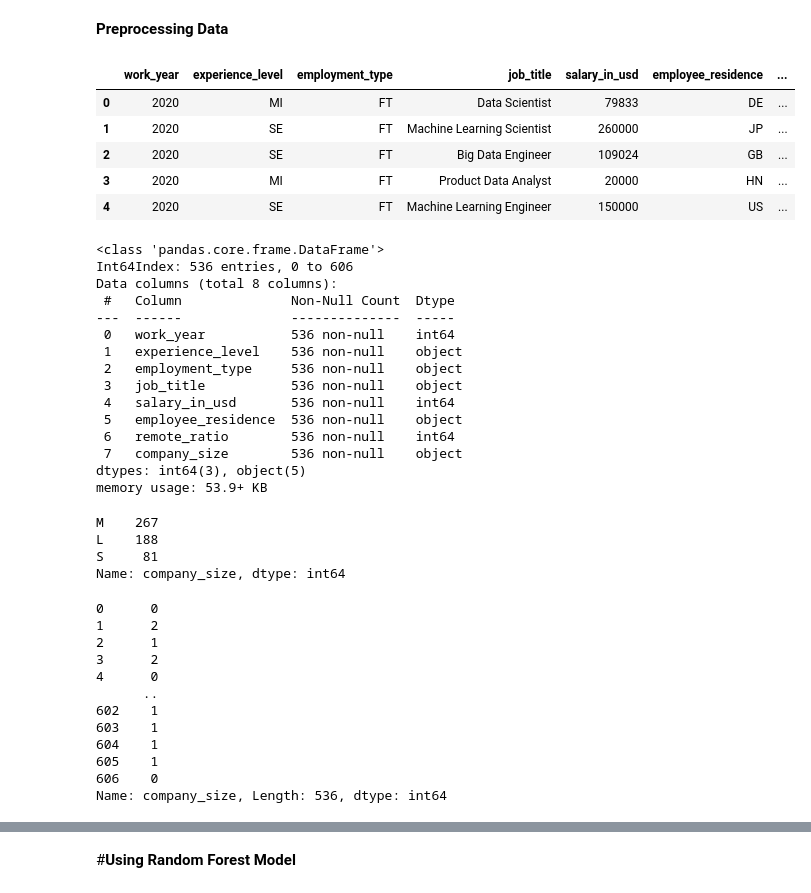
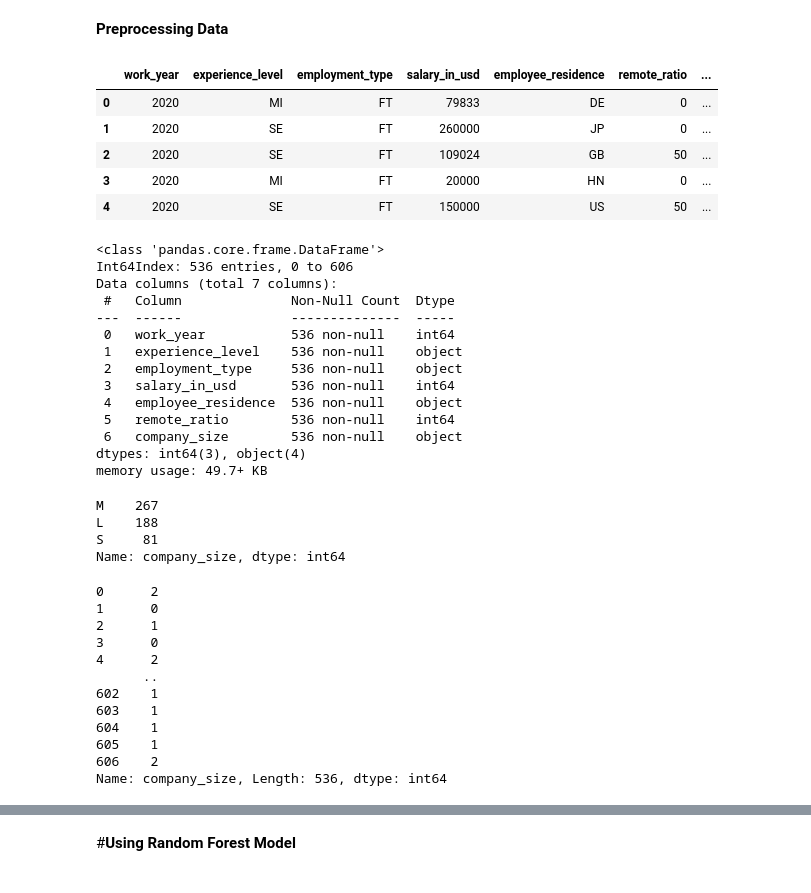
Before and after one commit to ChrisDaVillager/Data-Science-Salaries, a Jupyter notebook: Project_2_Part_4.ipynb, the cells around one changed output, grey strips where cells are left out. Cells and saved outputs as stored; diff of their text form; code cells hidden in the pictures.

```diff
--- a/Project_2_Part_4.ipynb
+++ b/Project_2_Part_4.ipynb
@@ -380,32 +380,32 @@ Displayed above are the salaries of our Data Science careers from 2020 to 2022.
 # %%
 # create copy of df for ML
 df_ml = df2.copy()
+df_ml.drop(columns=['job_title'], inplace=True)
 df_ml.head()
 # %% [output]
-|  | work_year | experience_level | employment_type | job_title | salary_in_usd | employee_residence | ... |
-| 0 | 2020 | MI | FT | Data Scientist | 79833 | DE | ... |
-| 1 | 2020 | SE | FT | Machine Learning Scientist | 260000 | JP | ... |
-| 2 | 2020 | SE | FT | Big Data Engineer | 109024 | GB | ... |
-| 3 | 2020 | MI | FT | Product Data Analyst | 20000 | HN | ... |
-| 4 | 2020 | SE | FT | Machine Learning Engineer | 150000 | US | ... |
+|  | work_year | experience_level | employment_type | salary_in_usd | employee_residence | remote_ratio | ... |
+| 0 | 2020 | MI | FT | 79833 | DE | 0 | ... |
+| 1 | 2020 | SE | FT | 260000 | JP | 0 | ... |
+| 2 | 2020 | SE | FT | 109024 | GB | 50 | ... |
+| 3 | 2020 | MI | FT | 20000 | HN | 0 | ... |
+| 4 | 2020 | SE | FT | 150000 | US | 50 | ... |
 # %%
 df_ml.info()
 # %% [output]
 <class 'pandas.core.frame.DataFrame'>
 Int64Index: 536 entries, 0 to 606
-Data columns (total 8 columns):
+Data columns (total 7 columns):
  #   Column              Non-Null Count  Dtype
 ---  ------              --------------  -----
  0   work_year           536 non-null    int64
  1   experience_level    536 non-null    object
  2   employment_type     536 non-null    object
- 3   job_title           536 non-null    object
- 4   salary_in_usd       536 non-null    int64
- 5   employee_residence  536 non-null    object
- 6   remote_ratio        536 non-null    int64
- 7   company_size        536 non-null    object
-dtypes: int64(3), object(5)
-memory usage: 53.9+ KB
+ 3   salary_in_usd       536 non-null    int64
+ 4   employee_residence  536 non-null    object
+ 5   remote_ratio        536 non-null    int64
+ 6   company_size        536 non-null    object
+dtypes: int64(3), object(4)
+memory usage: 49.7+ KB
 # %%
 df_ml['company_size'].value_counts()
 # %% [output]
@@ -415,24 +415,24 @@ S     81
 Name: company_size, dtype: int64
 # %%
 # ordinal encoding exp_level, emp_type & comp_size
-exp_replace = {'SE':0, 'MI':1, 'EN':2, 'EX':26}
-emp_replace = {'FT':0, 'PT':1, 'CT':2, 'FL':3}
-comp_replace = {'L':0, 'M':1, 'S':2}
+exp_replace = {'SE':0, 'MI':1, 'EN':2, 'EX':3}
+emp_replace = {'FL':0, 'CT':1, 'PT':2, 'FT':3}
+comp_replace = {'S':0, 'M':1, 'L':2}
 
 df_ml['experience_level'].replace(exp_replace, inplace=True)
 df_ml['employment_type'].replace(emp_replace, inplace=True)
 df_ml['company_size'].replace(comp_replace, inplace=True)
 df_ml['company_size']
 # %% [output]
-0      0
-1      2
+0      2
+1      0
 2      1
-3      2
-4      0
+3      0
+4      2
       ..
 602    1
 603    1
 604    1
 605    1
-606    0
+606    2
 Name: company_size, Length: 536, dtype: int64
```
Also changed, not shown: parts of 21 cells of this notebook.
